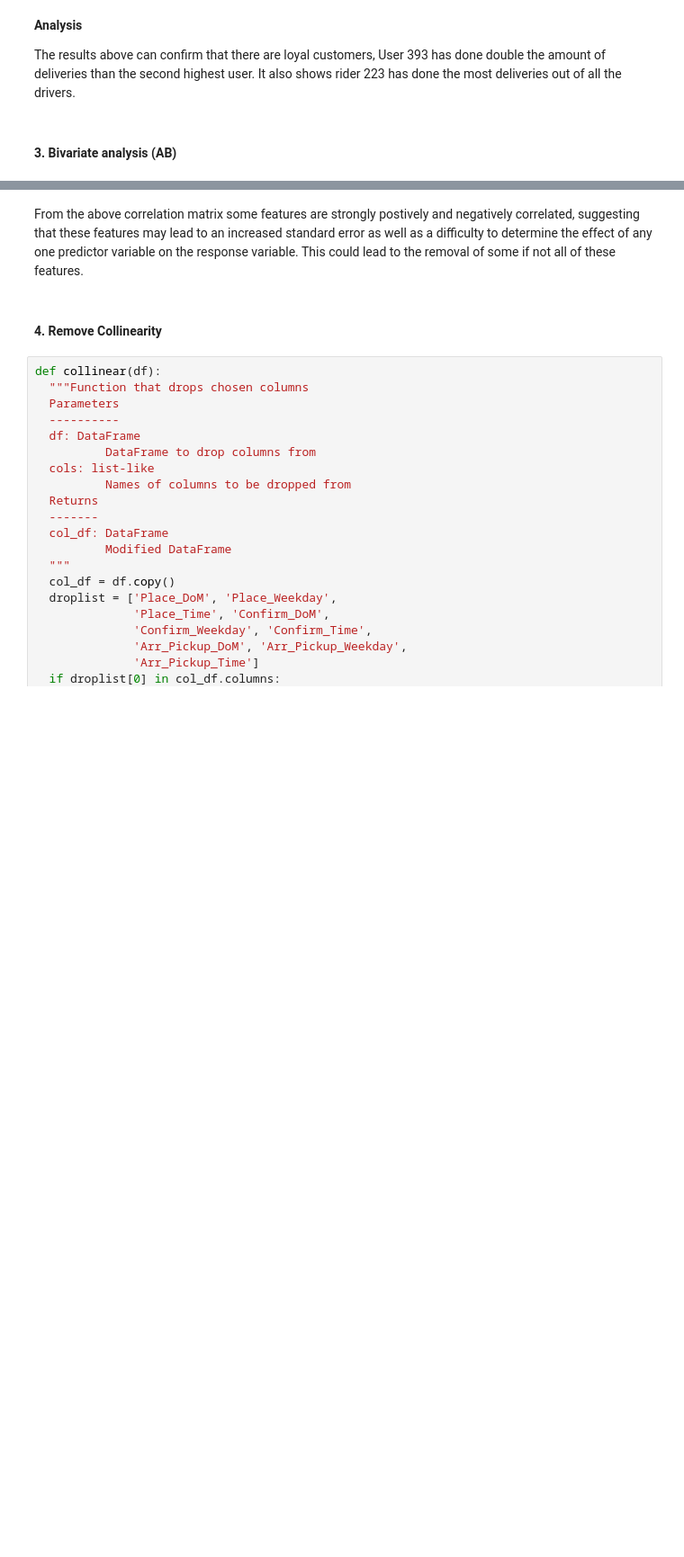
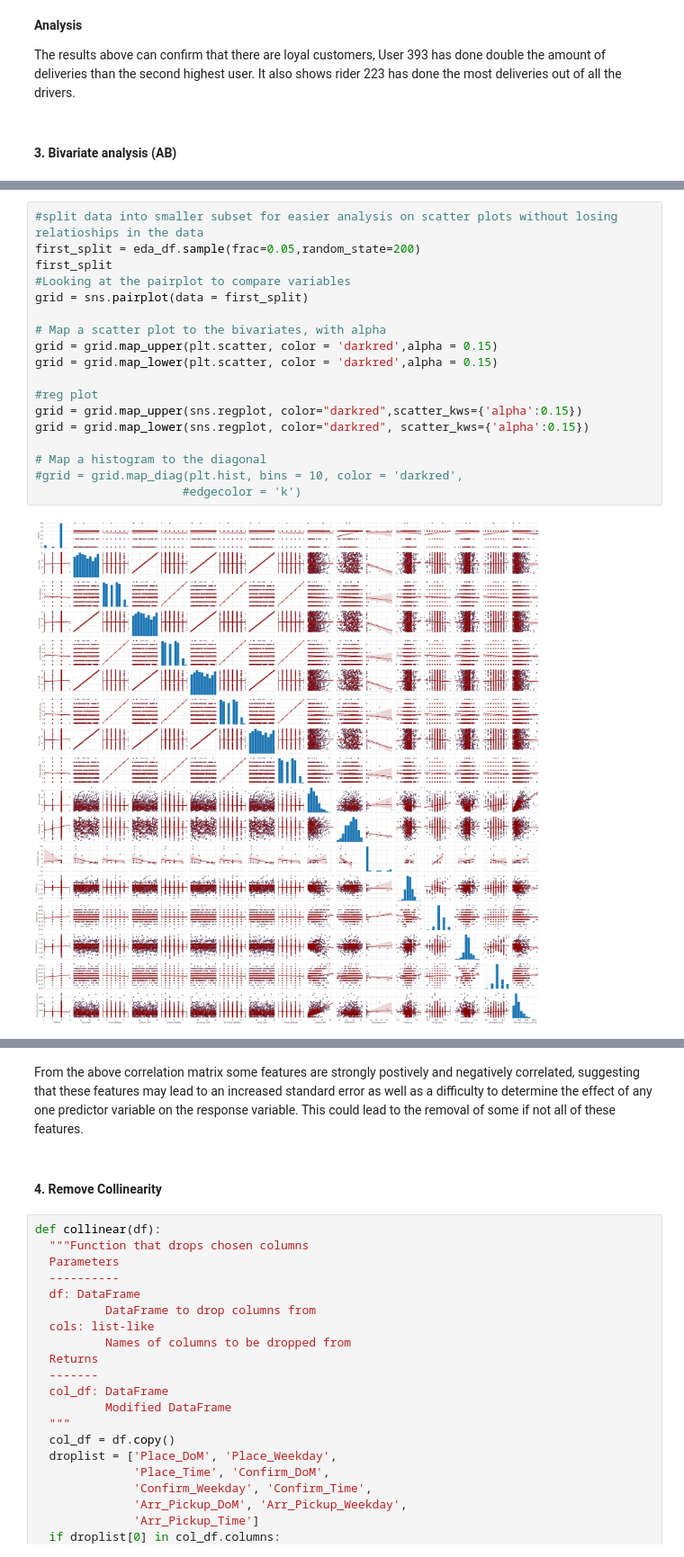
Before and after one commit to Dominic-byte/Team-13-Regression-Predict, a Jupyter notebook: Sendy_regressor.ipynb, the cells around one changed output, grey strips where cells are left out. Shown at 90% size. Cells and saved outputs as stored; diff of their text form; blank space fills up the shorter version.

```diff
--- a/Sendy_regressor.ipynb
+++ b/Sendy_regressor.ipynb
@@ -463,0 +538,20 @@ plot_corr(corr, xnames = corr.columns, ax = ax);
+# %%
+#split data into smaller subset for easier analysis on scatter plots without losing relatioships in the data
+first_split = eda_df.sample(frac=0.05,random_state=200)
+first_split
+#Looking at the pairplot to compare variables
+grid = sns.pairplot(data = first_split)
+
+# Map a scatter plot to the bivariates, with alpha
+grid = grid.map_upper(plt.scatter, color = 'darkred',alpha = 0.15)
+grid = grid.map_lower(plt.scatter, color = 'darkred',alpha = 0.15)
+
+#reg plot
+grid = grid.map_upper(sns.regplot, color="darkred",scatter_kws={'alpha':0.15})
+grid = grid.map_lower(sns.regplot, color="darkred", scatter_kws={'alpha':0.15})
+
+# Map a histogram to the diagonal
+#grid = grid.map_diag(plt.hist, bins = 10, color = 'darkred',
+                     #edgecolor = 'k')
+# %% [output]
+[figure, added]
```
Also changed, not shown: parts of 19 cells of this notebook.
